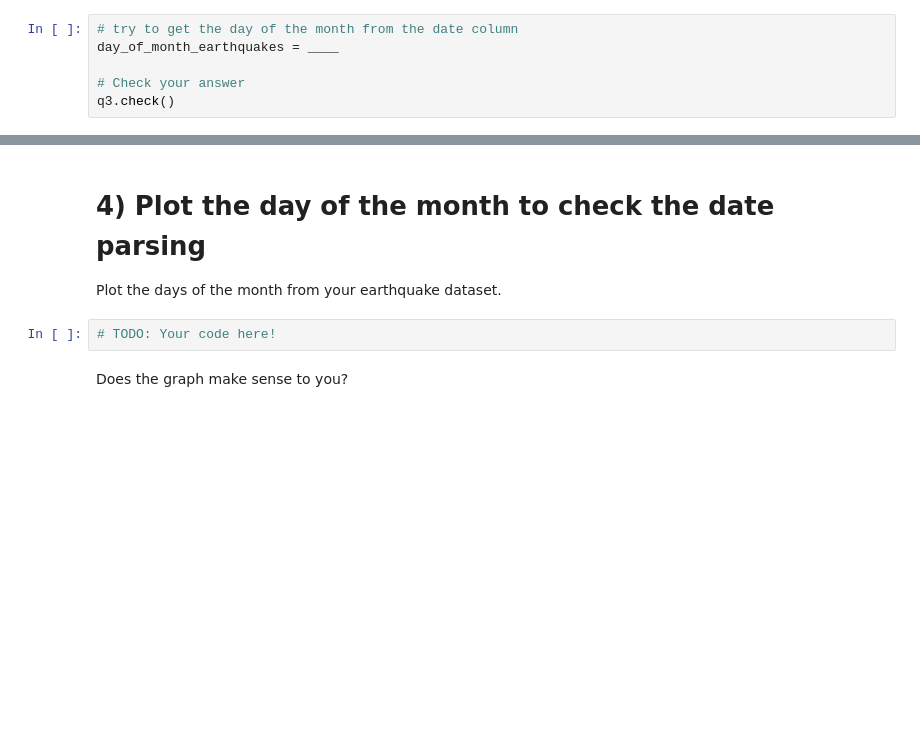
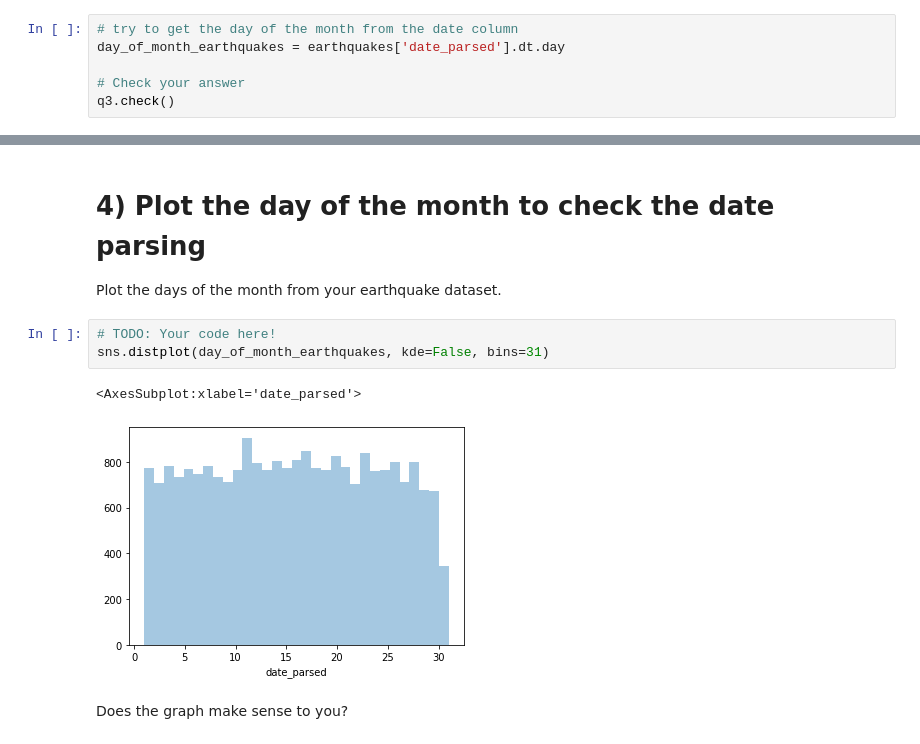
Before and after one commit to mcgue/kaggle, a Jupyter notebook: exercise-parsing-dates.ipynb, the cells around one changed output, grey strips where cells are left out. Cells and saved outputs as stored; diff of their text form; blank space fills up the shorter version.

Commit message:
Kaggle Notebook | Exercise: Parsing Dates | Version 3

```diff
--- a/exercise-parsing-dates.ipynb
+++ b/exercise-parsing-dates.ipynb
@@ -124,7 +124,7 @@ q2.hint()
 Create a Pandas Series `day_of_month_earthquakes` containing the day of the month from the "date_parsed" column.
 # %%
 # try to get the day of the month from the date column
-day_of_month_earthquakes = ____
+day_of_month_earthquakes = earthquakes['date_parsed'].dt.day
 
 # Check your answer
 q3.check()
@@ -141,6 +141,10 @@ q3.check()
 Plot the days of the month from your earthquake dataset.
 # %%
 # TODO: Your code here!
+sns.distplot(day_of_month_earthquakes, kde=False, bins=31)
+# %% [output]
+<AxesSubplot:xlabel='date_parsed'>
+[figure, added]
 # %% [markdown]
 Does the graph make sense to you?
 # %%
```
Also changed, not shown: parts of 1 cell of this notebook.
